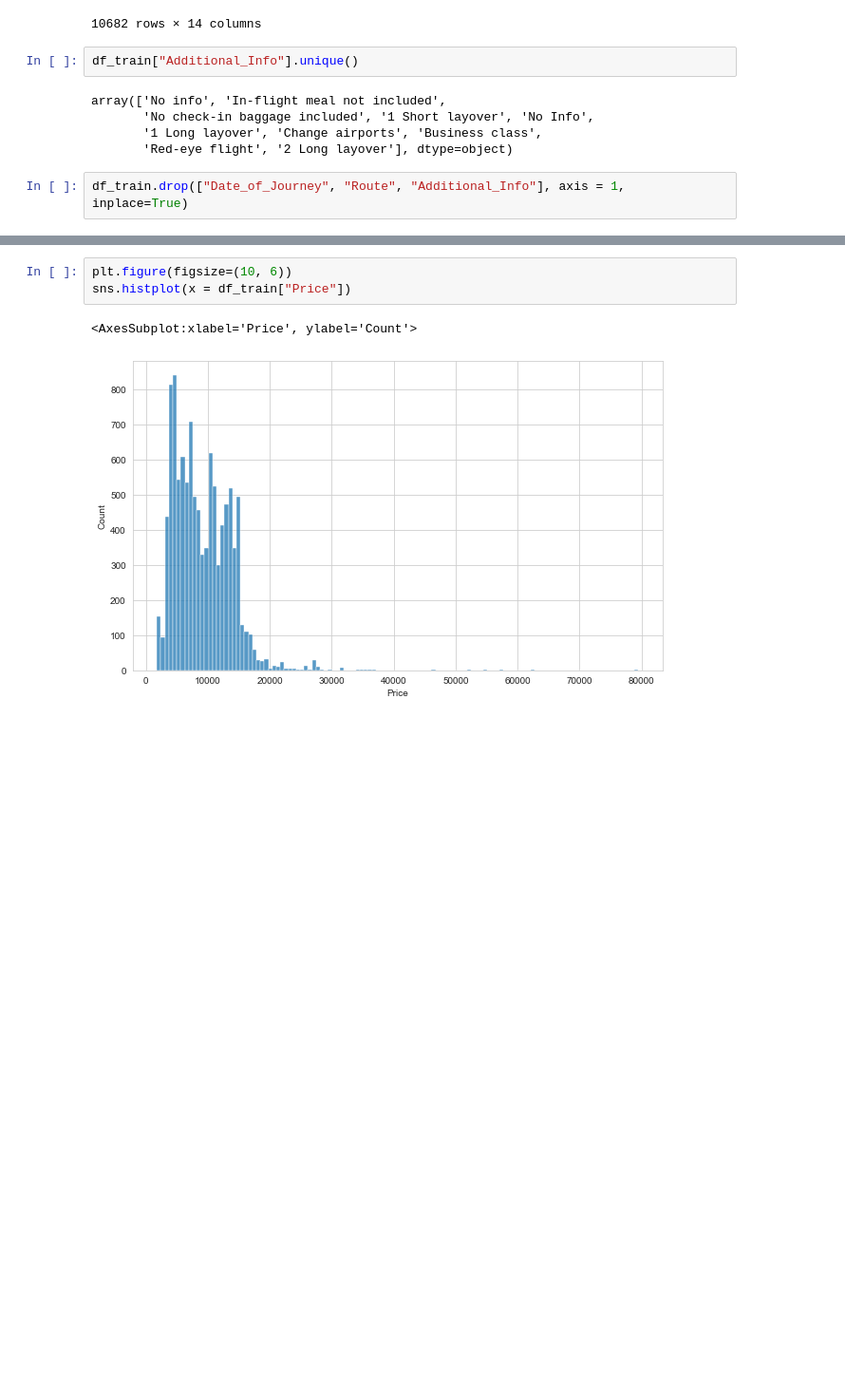
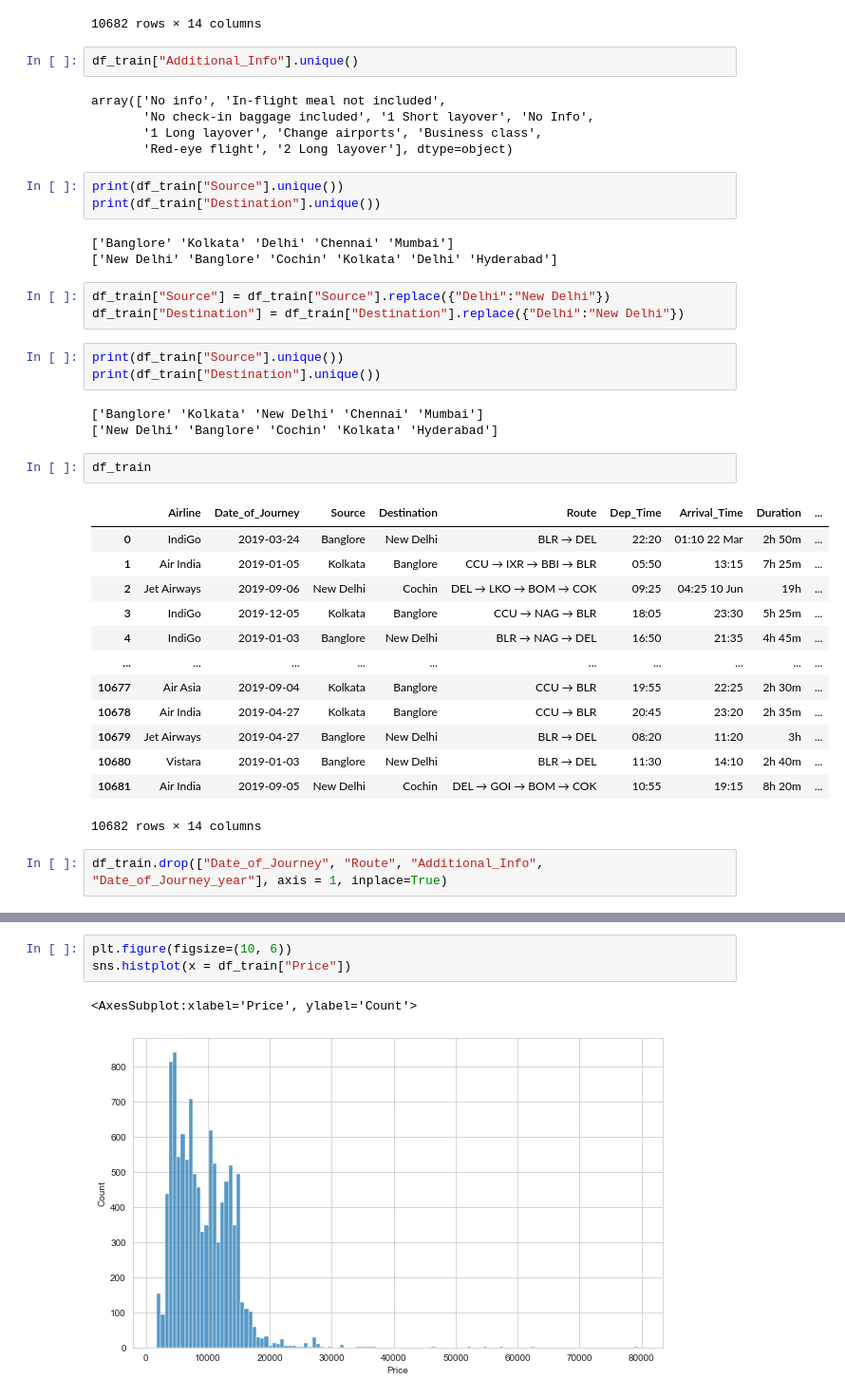
Before and after one commit to saquibmohiuddin/flight-fare-prediction, a Jupyter notebook: flight_fare.ipynb, the cells around one changed output, grey strips where cells are left out. Shown at 95% size. Drawn from its saved outputs; the diff is of its cells as text; blank space fills up the shorter version.

```diff
--- a/flight_fare.ipynb
+++ b/flight_fare.ipynb
@@ -204,5 +204,36 @@ array(['No info', 'In-flight meal not included',
        'No check-in baggage included', '1 Short layover', 'No Info',
        '1 Long layover', 'Change airports', 'Business class',
        'Red-eye flight', '2 Long layover'], dtype=object)
+# %%
+print(df_train["Source"].unique())
+print(df_train["Destination"].unique())
+# %% [output]
+['Banglore' 'Kolkata' 'Delhi' 'Chennai' 'Mumbai']
+['New Delhi' 'Banglore' 'Cochin' 'Kolkata' 'Delhi' 'Hyderabad']
+# %%
+df_train["Source"] = df_train["Source"].replace({"Delhi":"New Delhi"})
+df_train["Destination"] = df_train["Destination"].replace({"Delhi":"New Delhi"})
+# %%
+print(df_train["Source"].unique())
+print(df_train["Destination"].unique())
+# %% [output]
+['Banglore' 'Kolkata' 'New Delhi' 'Chennai' 'Mumbai']
+['New Delhi' 'Banglore' 'Cochin' 'Kolkata' 'Hyderabad']
+# %%
+df_train
+# %% [output]
+|  | Airline | Date_of_Journey | Source | Destination | Route | Dep_Time | Arrival_Time | Duration | ... |
+| 0 | IndiGo | 2019-03-24 | Banglore | New Delhi | BLR → DEL | 22:20 | 01:10 22 Mar | 2h 50m | ... |
+| 1 | Air India | 2019-01-05 | Kolkata | Banglore | CCU → IXR → BBI → BLR | 05:50 | 13:15 | 7h 25m | ... |
+| 2 | Jet Airways | 2019-09-06 | New Delhi | Cochin | DEL → LKO → BOM → COK | 09:25 | 04:25 10 Jun | 19h | ... |
+| 3 | IndiGo | 2019-12-05 | Kolkata | Banglore | CCU → NAG → BLR | 18:05 | 23:30 | 5h 25m | ... |
+| 4 | IndiGo | 2019-01-03 | Banglore | New Delhi | BLR → NAG → DEL | 16:50 | 21:35 | 4h 45m | ... |
+| ... | ... | ... | ... | ... | ... | ... | ... | ... | ... |
+| 10677 | Air Asia | 2019-09-04 | Kolkata | Banglore | CCU → BLR | 19:55 | 22:25 | 2h 30m | ... |
+| 10678 | Air India | 2019-04-27 | Kolkata | Banglore | CCU → BLR | 20:45 | 23:20 | 2h 35m | ... |
+| 10679 | Jet Airways | 2019-04-27 | Banglore | New Delhi | BLR → DEL | 08:20 | 11:20 | 3h | ... |
+| 10680 | Vistara | 2019-01-03 | Banglore | New Delhi | BLR → DEL | 11:30 | 14:10 | 2h 40m | ... |
+| 10681 | Air India | 2019-09-05 | New Delhi | Cochin | DEL → GOI → BOM → COK | 10:55 | 19:15 | 8h 20m | ... |
+10682 rows × 14 columns
 # %%
-df_train.drop(["Date_of_Journey", "Route", "Additional_Info"], axis = 1, inplace=True)
+df_train.drop(["Date_of_Journey", "Route", "Additional_Info", "Date_of_Journey_year"], axis = 1, inplace=True)
```
Also changed, not shown: parts of 11 cells of this notebook, 2 other files.
